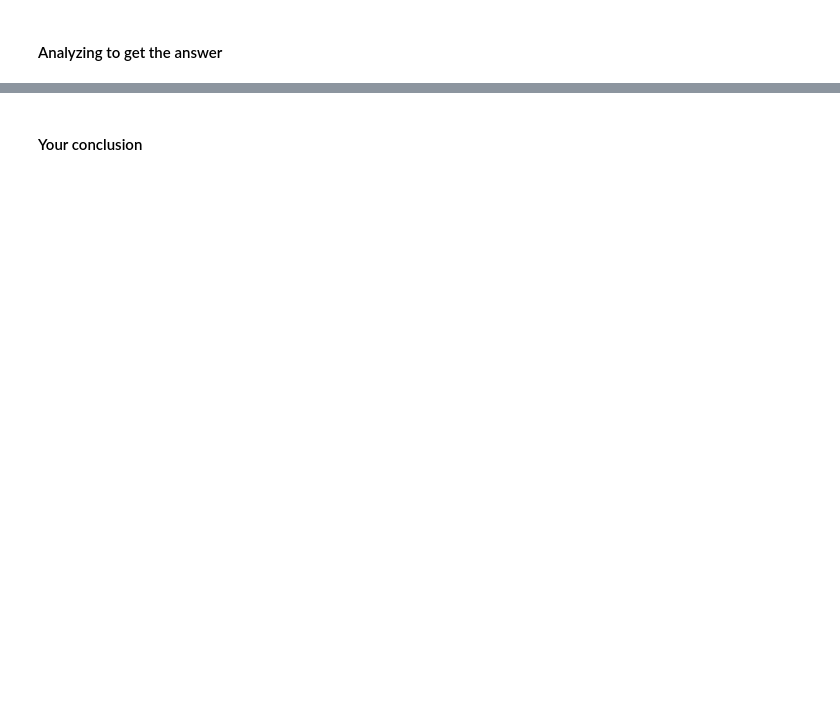
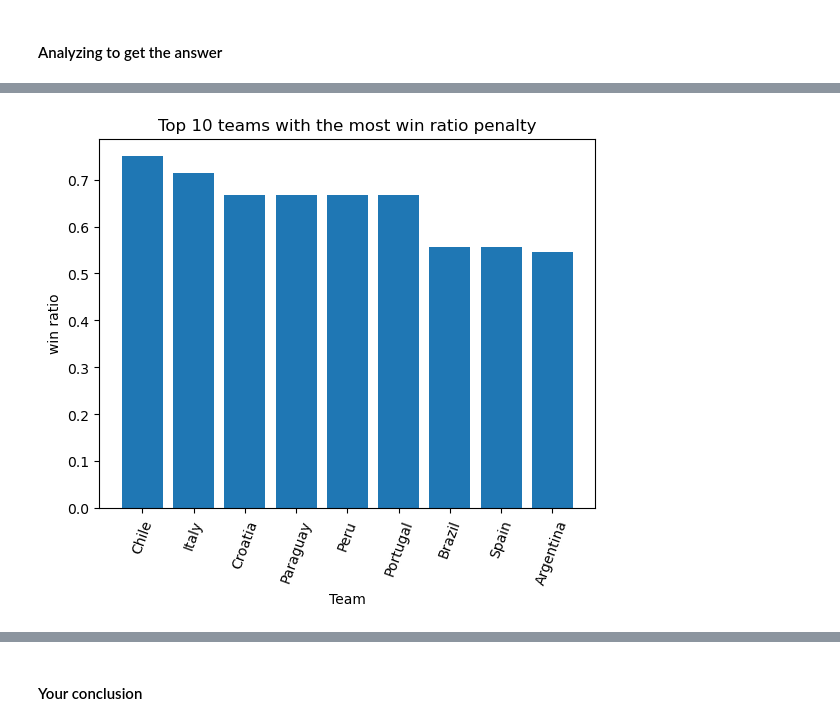
Before and after one commit to trgtanhh04/Programming4DS_Final, a Jupyter notebook: P4S.ipynb, the cells around one changed output, grey strips where cells are left out. Drawn from its saved outputs; the diff is of its cells as text; code cells hidden in the pictures; blank space fills up the shorter version.

```diff
--- a/P4S.ipynb
+++ b/P4S.ipynb
@@ -1779,0 +1880,31 @@ Nhận xét biểu đồ trên:
+# %%
+#Chọn ra những trận có penalty
+#Chỉ tính những đội đá từ 3 trận trận trở lên và có tỷ lệ thắng trên 50%
+data_shootout = df7[df7['winner_pen_shootout'].notna()]
+home_win = data_shootout[data_shootout['home_team'] == data_shootout['winner_pen_shootout']].groupby('home_team').size()
+away_win = data_shootout[data_shootout['away_team'] == data_shootout['winner_pen_shootout']].groupby('away_team').size()
+amount_match_home = data_shootout.groupby('home_team').size()
+amount_match_away = data_shootout.groupby('away_team').size()
+
+
+all_win = pd.concat([home_win, away_win, amount_match_home, amount_match_away], axis=1)
+
+all_win.columns = ['amount_of_win_home', 'amount_of_win_away', 'total_home', 'total_away']
+all_win['total'] = all_win['total_home'].fillna(0) + all_win['total_away'].fillna(0)
+all_win= all_win[all_win['total']>2]
+all_win['ratio'] = ((all_win['amount_of_win_home'] + all_win['amount_of_win_away']) / (all_win['total_away'] + all_win['total_home']))
+all_win= all_win[all_win['ratio']>0.5]
+
+top_10_3  = all_win.nlargest(n= 10, columns = 'ratio')
+
+top_10_3['points'] = range(top_10_3.shape[0], 0, -1)
+# Vizualize
+plt.bar(top_10_3.index, top_10_3['ratio'])
+plt.title('Top 10 teams with the most win ratio penalty')
+plt.xlabel('Team')
+plt.ylabel('win ratio')
+plt.xticks(rotation = 70)
+plt.show()
+top_10_3= top_10_3['points']
+# %% [output]
+[figure, added]
```
Also changed, not shown: parts of 19 cells of this notebook.
